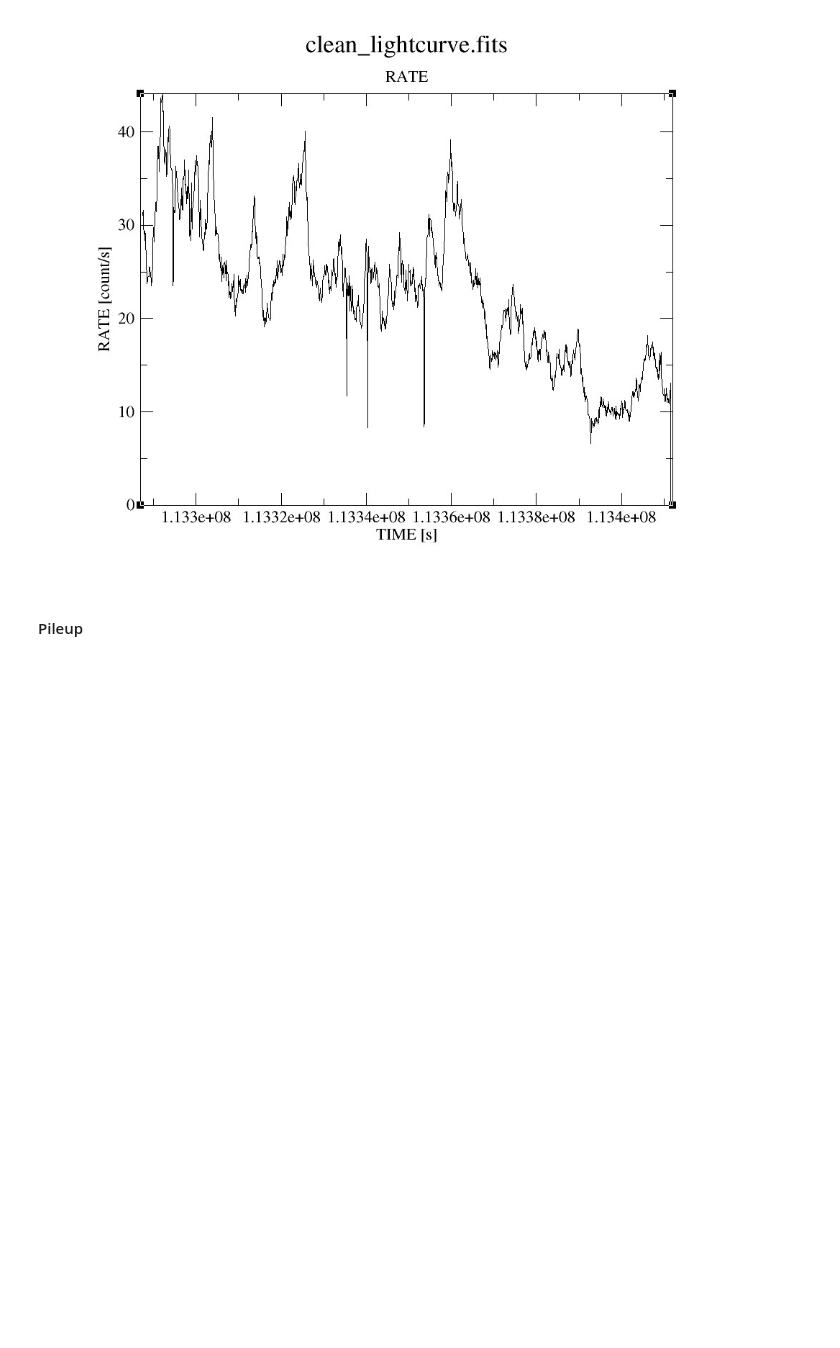
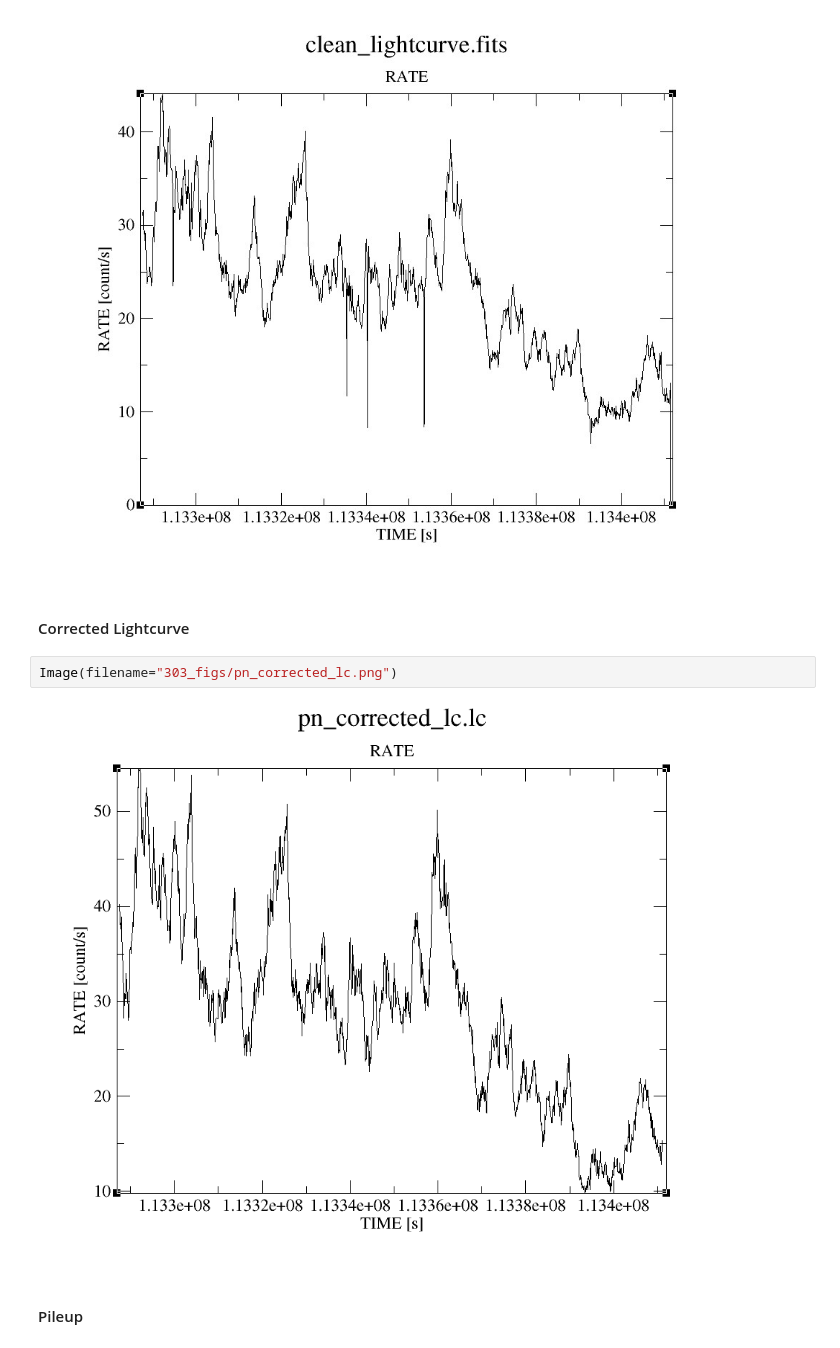
Before and after one commit to J-A-Marshall/XMM-Analysis-Logbook, a Jupyter notebook: myjupbook/src/_build/jupyter_execute/Rev_303.ipynb, the cells around one changed output. Cells and saved outputs as stored; diff of their text form; blank space fills up the shorter version.

```diff
--- a/myjupbook/src/_build/jupyter_execute/Rev_303.ipynb
+++ b/myjupbook/src/_build/jupyter_execute/Rev_303.ipynb
@@ -14,6 +14,12 @@ The lightcurve for this revolution differs from the 1st, but still has the same
 Image(filename="303_figs/pn_lc.png")
 # %% [output]
 [figure]
+# %% [markdown]
+#### Corrected Lightcurve
+# %%
+Image(filename="303_figs/pn_corrected_lc.png")
+# %% [output]
+[figure, added]
 # %% [markdown]
 #### Pileup
 # %% [markdown]
```
Also changed, not shown: parts of 4 cells of this notebook, 36 other files.
